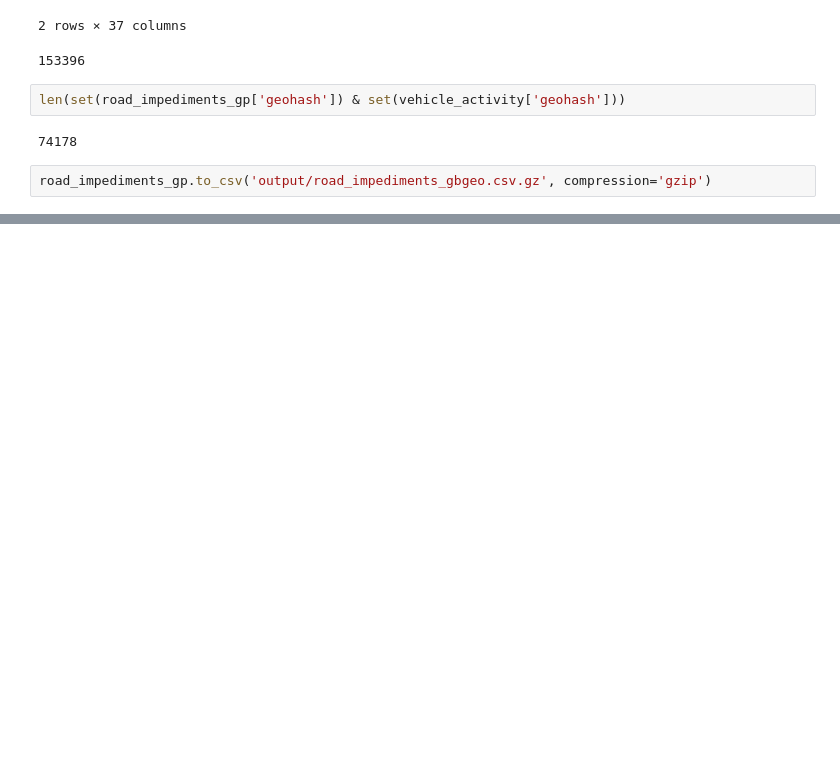
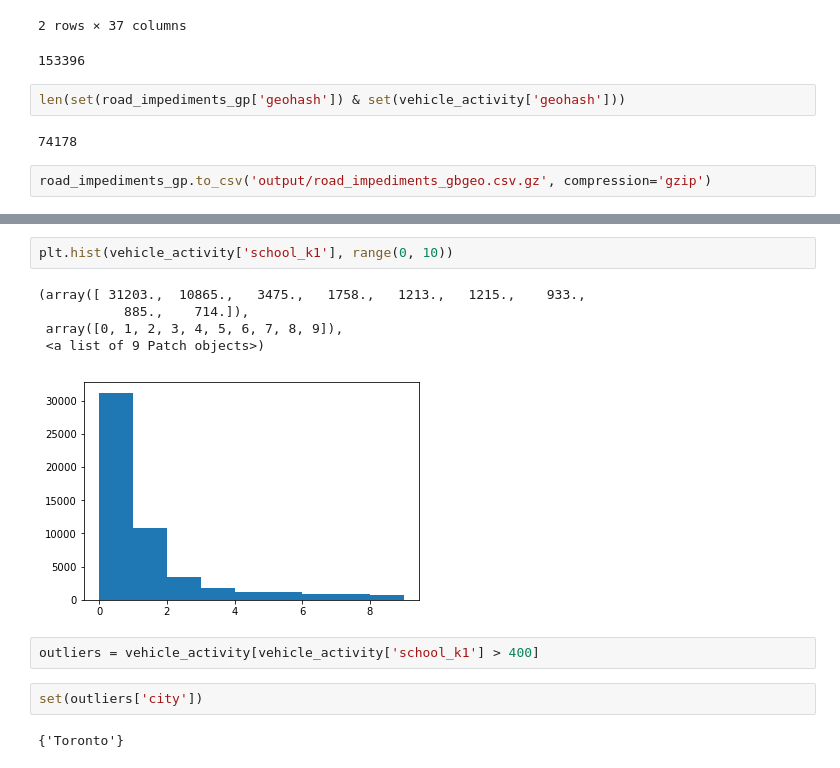
Before and after one commit to ostrokach/datathon_2018, a Jupyter notebook: ostrokach/road_impediments.ipynb, the cells around one changed output, grey strips where cells are left out. Saved outputs shown, nothing was run; the diff lists cells and outputs as text; blank space fills up the shorter version.

```diff
--- a/ostrokach/road_impediments.ipynb
+++ b/ostrokach/road_impediments.ipynb
@@ -128,0 +359,14 @@ road_impediments_gp.to_csv('output/road_impediments_gbgeo.csv.gz', compression='
+# %%
+plt.hist(vehicle_activity['school_k1'], range(0, 10))
+# %% [output]
+(array([ 31203.,  10865.,   3475.,   1758.,   1213.,   1215.,    933.,
+           885.,    714.]),
+ array([0, 1, 2, 3, 4, 5, 6, 7, 8, 9]),
+ <a list of 9 Patch objects>)
+[figure, added]
+# %%
+outliers = vehicle_activity[vehicle_activity['school_k1'] > 400]
+# %%
+set(outliers['city'])
+# %% [output]
+{'Toronto'}
```
Also changed, not shown: parts of 56 cells of this notebook, 14 other files.
